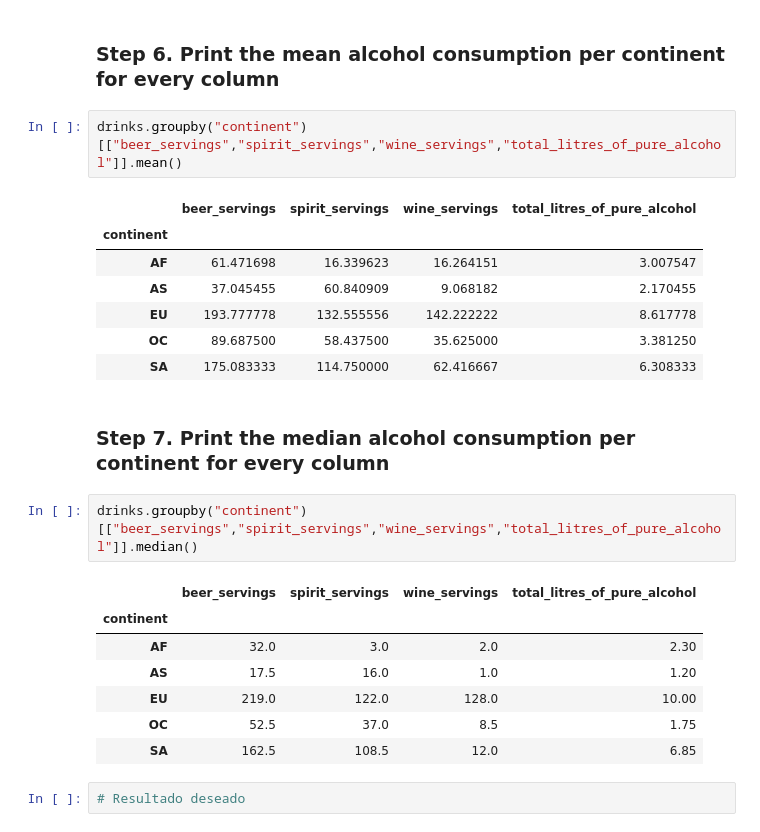
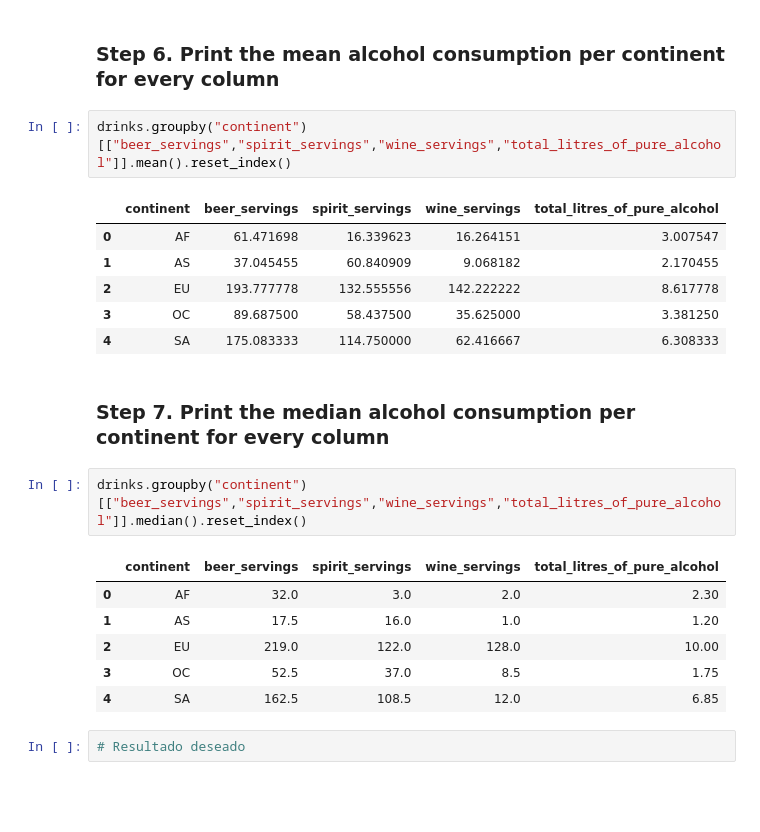
Before and after one commit to Mambo567/TRABAJO, a Jupyter notebook: 2-Data_Analysis/2-Pandas/Práctica/5-Alcohol_Consumption/Alcohol_Consumption.ipynb, the cells around one changed output. Drawn from its saved outputs; the diff is of its cells as text; blank space fills up the shorter version.

```diff
--- a/2-Data_Analysis/2-Pandas/Práctica/5-Alcohol_Consumption/Alcohol_Consumption.ipynb
+++ b/2-Data_Analysis/2-Pandas/Práctica/5-Alcohol_Consumption/Alcohol_Consumption.ipynb
@@ -89,27 +102,25 @@ drinks.groupby("continent")["wine_servings"].describe()
 # %% [markdown]
 ### Step 6. Print the mean alcohol consumption per continent for every column
 # %%
-drinks.groupby("continent")[["beer_servings","spirit_servings","wine_servings","total_litres_of_pure_alcohol"]].mean()
+drinks.groupby("continent")[["beer_servings","spirit_servings","wine_servings","total_litres_of_pure_alcohol"]].mean().reset_index()
 # %% [output]
-|  | beer_servings | spirit_servings | wine_servings | total_litres_of_pure_alcohol |
-| continent |  |  |  |  |
-| AF | 61.471698 | 16.339623 | 16.264151 | 3.007547 |
-| AS | 37.045455 | 60.840909 | 9.068182 | 2.170455 |
-| EU | 193.777778 | 132.555556 | 142.222222 | 8.617778 |
-| OC | 89.687500 | 58.437500 | 35.625000 | 3.381250 |
-| SA | 175.083333 | 114.750000 | 62.416667 | 6.308333 |
+|  | continent | beer_servings | spirit_servings | wine_servings | total_litres_of_pure_alcohol |
+| 0 | AF | 61.471698 | 16.339623 | 16.264151 | 3.007547 |
+| 1 | AS | 37.045455 | 60.840909 | 9.068182 | 2.170455 |
+| 2 | EU | 193.777778 | 132.555556 | 142.222222 | 8.617778 |
+| 3 | OC | 89.687500 | 58.437500 | 35.625000 | 3.381250 |
+| 4 | SA | 175.083333 | 114.750000 | 62.416667 | 6.308333 |
 # %% [markdown]
 ### Step 7. Print the median alcohol consumption per continent for every column
 # %%
-drinks.groupby("continent")[["beer_servings","spirit_servings","wine_servings","total_litres_of_pure_alcohol"]].median()
+drinks.groupby("continent")[["beer_servings","spirit_servings","wine_servings","total_litres_of_pure_alcohol"]].median().reset_index()
 # %% [output]
-|  | beer_servings | spirit_servings | wine_servings | total_litres_of_pure_alcohol |
-| continent |  |  |  |  |
-| AF | 32.0 | 3.0 | 2.0 | 2.30 |
-| AS | 17.5 | 16.0 | 1.0 | 1.20 |
-| EU | 219.0 | 122.0 | 128.0 | 10.00 |
-| OC | 52.5 | 37.0 | 8.5 | 1.75 |
-| SA | 162.5 | 108.5 | 12.0 | 6.85 |
+|  | continent | beer_servings | spirit_servings | wine_servings | total_litres_of_pure_alcohol |
+| 0 | AF | 32.0 | 3.0 | 2.0 | 2.30 |
+| 1 | AS | 17.5 | 16.0 | 1.0 | 1.20 |
+| 2 | EU | 219.0 | 122.0 | 128.0 | 10.00 |
+| 3 | OC | 52.5 | 37.0 | 8.5 | 1.75 |
+| 4 | SA | 162.5 | 108.5 | 12.0 | 6.85 |
 # %%
 # Resultado deseado
 # %% [output]
```
Also changed, not shown: parts of 3 cells of this notebook, 40 other files.
